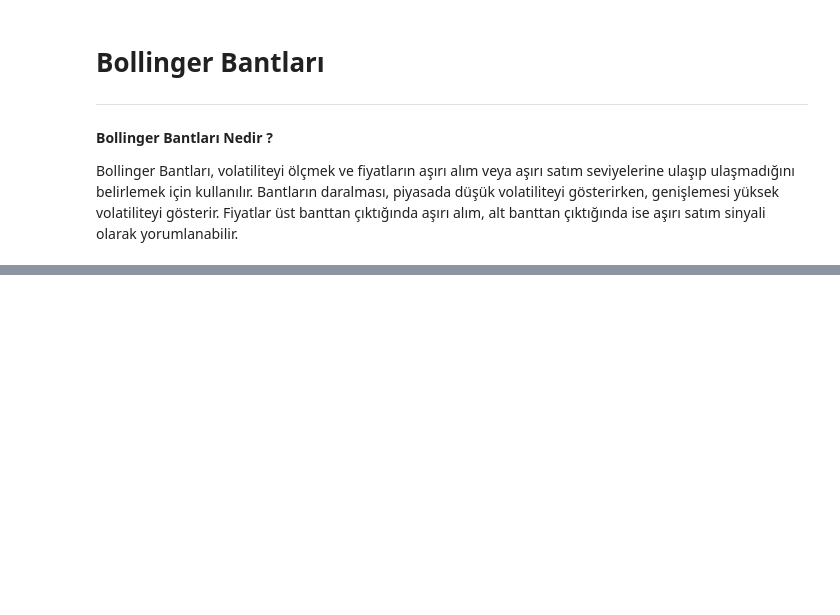
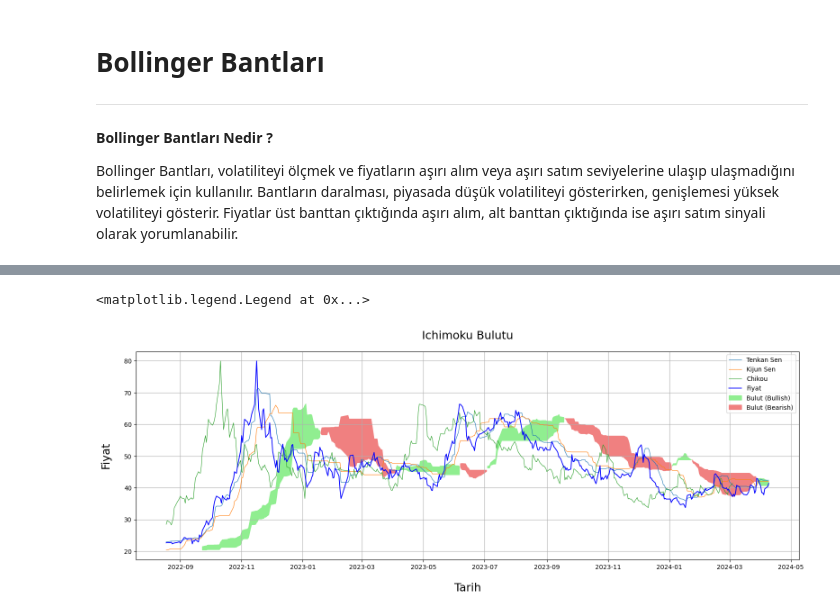
Before and after one commit to Efe-Eroglu/Hisse_Fiyat_Tahmini, a Jupyter notebook: Hisse_Fiyat_Tahmin.ipynb, the cells around one changed output, grey strips where cells are left out. Cells and saved outputs as stored; diff of their text form; code cells hidden in the pictures; blank space fills up the shorter version.

Commit message:
Ichimoku Bulutu

```diff
--- a/Hisse_Fiyat_Tahmin.ipynb
+++ b/Hisse_Fiyat_Tahmin.ipynb
@@ -216,0 +242,43 @@ plt.grid(True)
+# %%
+# En yüksek ve en düşük değerlerin hareketli ortalamasını hesaplama
+high9 = veri.High.rolling(9).max()
+low9 = veri.High.rolling(9).min()
+
+high26 = veri.High.rolling(26).max()
+low26 = veri.High.rolling(26).min()
+
+high52 = veri.High.rolling(52).max()
+low52 = veri.High.rolling(52).min()
+# %%
+# Çizgileri Hesaplama
+veri["tenkan_sen"] = (high9 + low9) / 2 # Tenkan Sen çizgisini hesapla
+veri["kijun_sen"] = (high26 + low26) / 2 # Kijun Sen çizgisini hesapla
+veri["senkou_A"] = ((veri.tenkan_sen + veri.kijun_sen) / 2).shift(26) # Senkou A çizgisini hesapla
+veri["senkou_B"] = ((high52 + low52) / 2).shift(26) # Senkou B çizgisini hesapla
+veri["chikou"] = veri.Close.shift(-26) # Chikou çizgisini hesapla
+veri = veri.iloc[26:]
+# %%
+# Görselleştirme
+fig, ax = plt.subplots(figsize=(19, 6))
+# Tenkan Sen, Kijun Sen ve Chikou çizgilerini çiz
+plt.plot(veri.index, veri["tenkan_sen"], lw=0.8, label="Tenkan Sen")
+plt.plot(veri.index, veri["kijun_sen"], lw=0.8, label="Kijun Sen")
+plt.plot(veri.index, veri["chikou"], lw=0.8, label="Chikou")
+
+# Grafik başlığı ve eksen etiketleri
+plt.title("Ichimoku Bulutu", fontsize=18, pad=20)
+plt.ylabel("Fiyat", fontsize=18, labelpad=20)
+plt.xlabel("Tarih", fontsize=18, labelpad=20)
+
+# Fiyat çizgisini çiz
+plt.plot(veri.index, veri["Adj Close"], lw=1.3, color="b", label="Fiyat")
+
+# Senkou A ve Senkou B arasını doldurarak bulutları çiz
+plt.fill_between(veri.index, veri.senkou_A, veri.senkou_B, where=veri.senkou_A >= veri.senkou_B, color="lightgreen", label="Bulut (Bullish)")
+plt.fill_between(veri.index, veri.senkou_A, veri.senkou_B, where=veri.senkou_A < veri.senkou_B, color="lightcoral", label="Bulut (Bearish)")
+
+plt.grid()
+plt.legend()
+# %% [output]
+<matplotlib.legend.Legend at 0x...>
+[figure, added]
```
Also changed, not shown: parts of 9 cells of this notebook.
